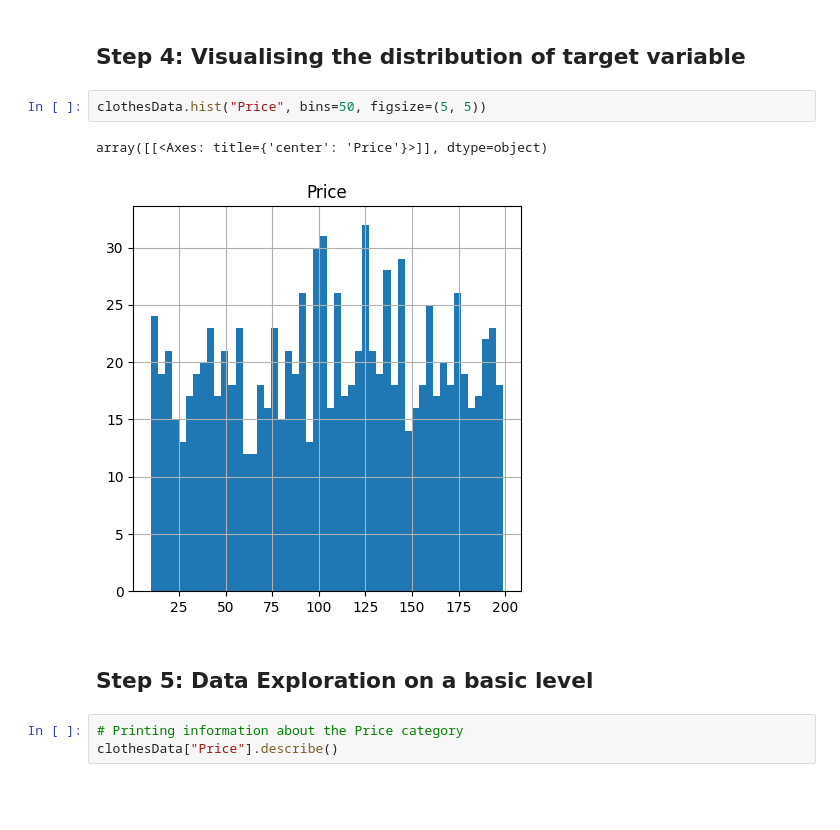
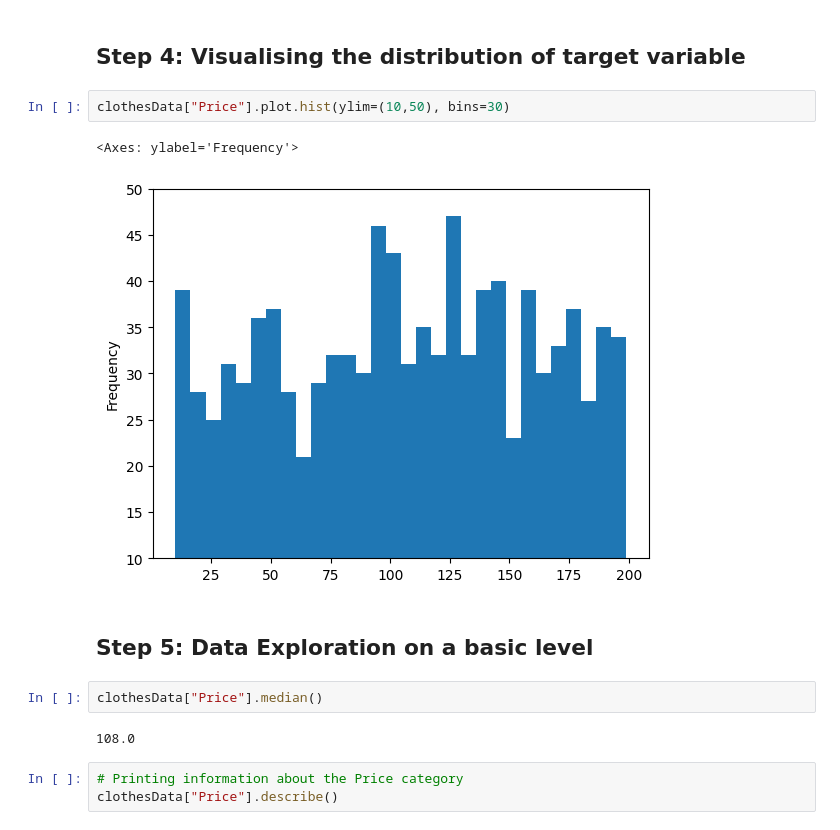
Before and after one commit to D0nielSparky/ISO-Project, a Jupyter notebook: Copy of ProgrammingProject.ipynb, the cells around one changed output. Cells and saved outputs as stored; diff of their text form; blank space fills up the shorter version.

```diff
--- a/Copy of ProgrammingProject.ipynb
+++ b/Copy of ProgrammingProject.ipynb
@@ -74,13 +74,17 @@ The data frame has 6 categories, with 1000 rows of data. There were no duplicate
 * Brand, Category, Color, Size and Material will be the independent variables for now
 # %% [markdown]
 ## Step 4: Visualising the distribution of target variable
-# %%
-clothesData.hist("Price", bins=50, figsize=(5, 5))
-# %% [output]
-array([[<Axes: title={'center': 'Price'}>]], dtype=object)
-[figure, removed]
+# %%
+clothesData["Price"].plot.hist(ylim=(10,50), bins=30)
+# %% [output]
+<Axes: ylabel='Frequency'>
+[figure, added]
 # %% [markdown]
 ## Step 5: Data Exploration on a basic level
+# %%
+clothesData["Price"].median()
+# %% [output]
+108.0
 # %%
 # Printing information about the Price category
 clothesData["Price"].describe()
```
Also changed, not shown: parts of 26 cells of this notebook.
